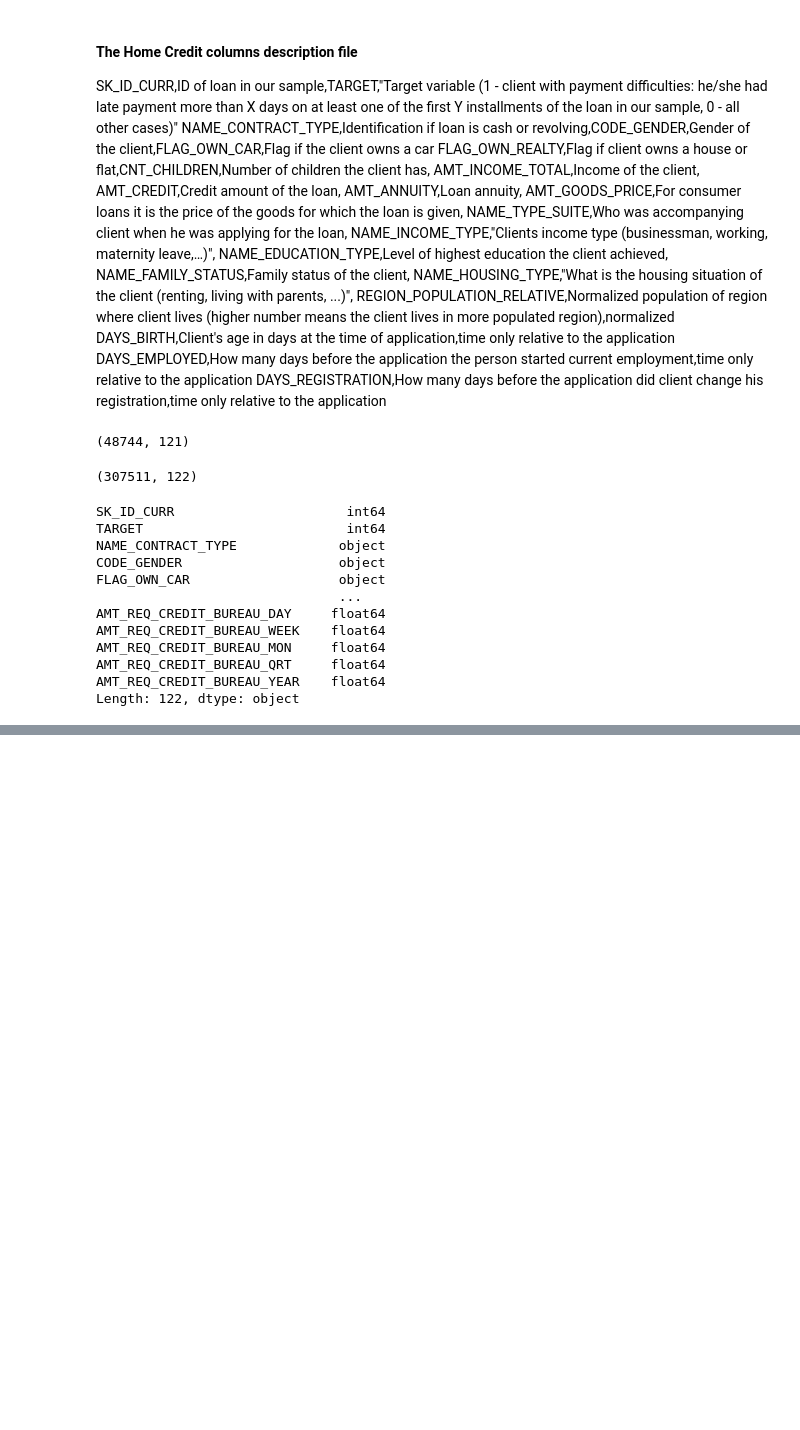
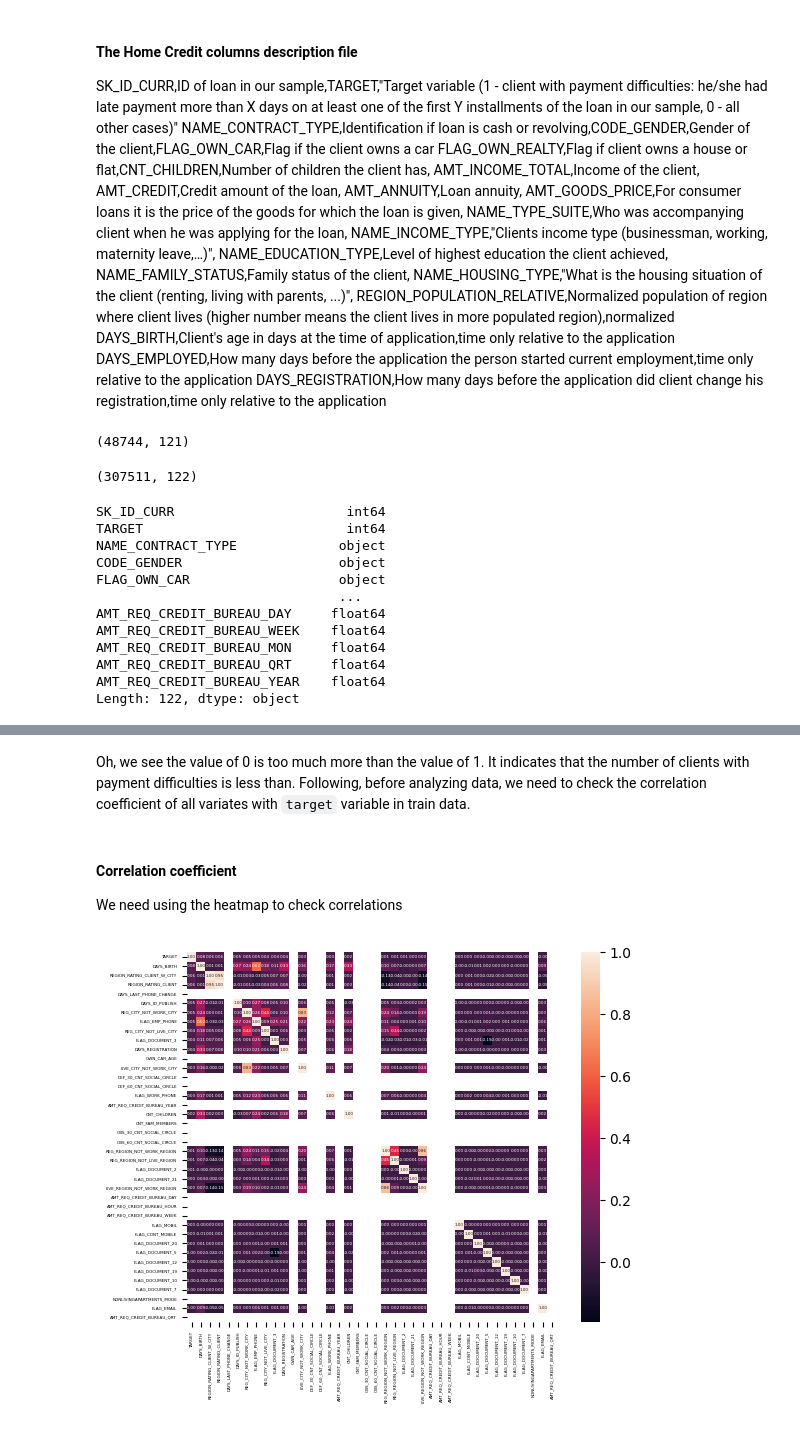
Before and after one commit to vthuhien/Data, a Jupyter notebook: Home_credit/home_credit_analysis.ipynb, the cells around one changed output, grey strips where cells are left out. Cells and saved outputs as stored; diff of their text form; code cells hidden in the pictures; blank space fills up the shorter version.

```diff
--- a/Home_credit/home_credit_analysis.ipynb
+++ b/Home_credit/home_credit_analysis.ipynb
@@ -157,0 +155,18 @@ check it
+# %% [markdown]
+Oh, we see the value of 0 is too much more than the value of 1. It indicates that the number of clients with payment difficulties is less than.</br>
+Following, before analyzing data, we need to check the correlation coefficient of all variates with `target` variable in train data.
+# %% [markdown]
+#### Correlation coefficient
+We need using the heatmap to check correlations
+# %%
+numeric_df = df_train.select_dtypes(include=['float64', 'int64'])
+value = numeric_df.corr()
+k = 40
+cols = value.nlargest(k, 'TARGET')['TARGET'].index
+cm = np.corrcoef(df_train[cols].values.T)
+hm = sns.heatmap(cm, cbar=True, annot=True, square=True, annot_kws={'size': 3}, fmt='.2f',yticklabels=cols.values, xticklabels=cols.values)
+plt.xticks(fontsize=3)
+plt.yticks(fontsize=3)
+plt.show()
+# %% [output]
+[figure, added]
```
Also changed, not shown: parts of 7 cells of this notebook, 1 other file.
